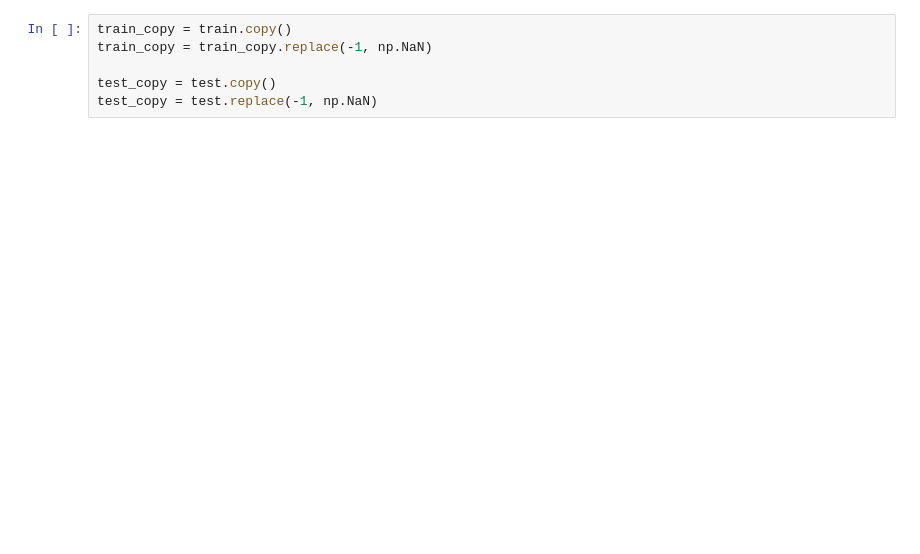
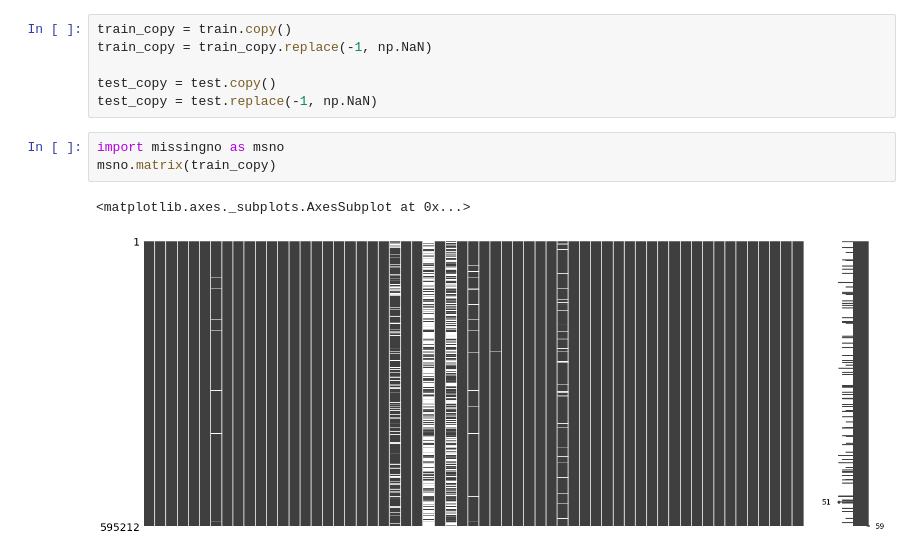
Before and after one commit to hodurie/Kaggle_Challenge, a Jupyter notebook: Porto Seguro/EDA.ipynb, the cells around one changed output. Saved outputs shown, nothing was run; the diff lists cells and outputs as text; blank space fills up the shorter version.

```diff
--- a/Porto Seguro/EDA.ipynb
+++ b/Porto Seguro/EDA.ipynb
@@ -146,3 +180,9 @@ train_copy = train_copy.replace(-1, np.NaN)
 
 test_copy = test.copy()
 test_copy = test.replace(-1, np.NaN)
+# %%
+import missingno as msno
+msno.matrix(train_copy)
+# %% [output]
+<matplotlib.axes._subplots.AxesSubplot at 0x...>
+[figure, added]
```
Also changed, not shown: parts of 50 cells of this notebook.
